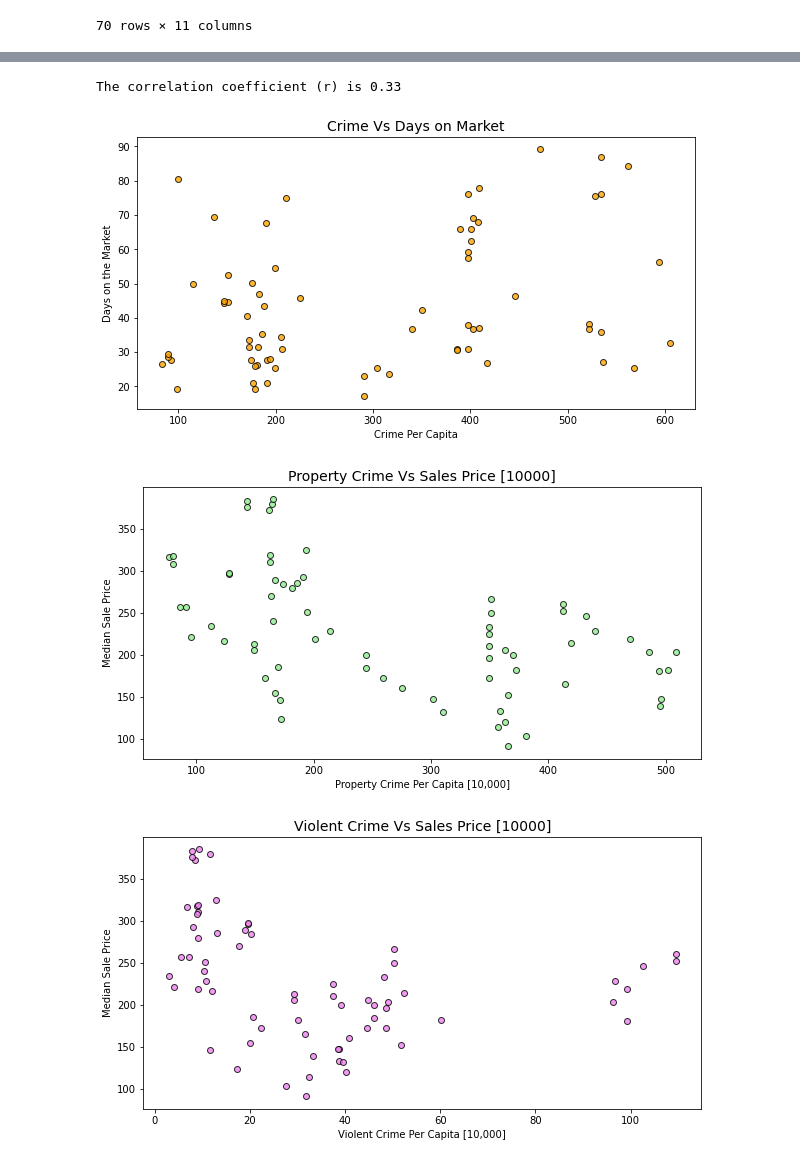
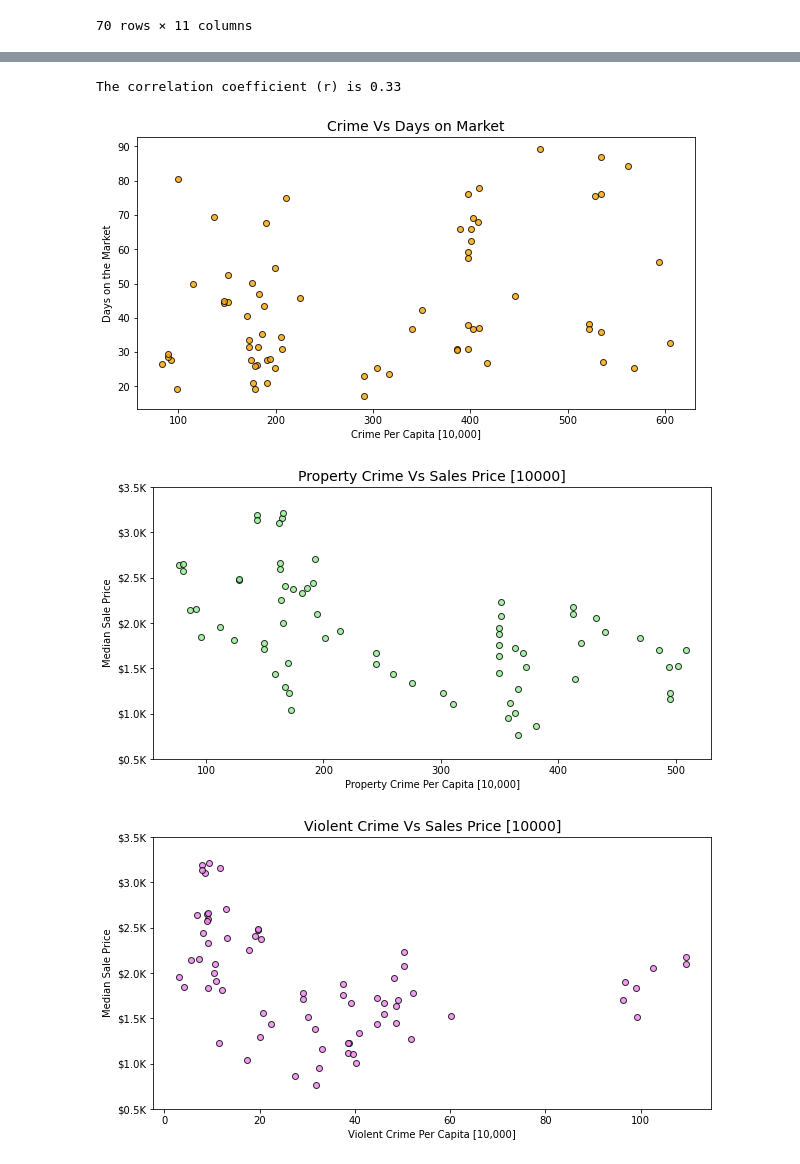
Before and after one commit to andresocorro/project_1, a Jupyter notebook: src_files/CrimeHousingMarketAnalysis.ipynb, the cells around one changed output, grey strips where cells are left out. Drawn from its saved outputs; the diff is of its cells as text; code cells hidden in the pictures.

Commit message:
updated scatter plots

```diff
--- a/src_files/CrimeHousingMarketAnalysis.ipynb
+++ b/src_files/CrimeHousingMarketAnalysis.ipynb
@@ -60,7 +60,6 @@ housingDF
 | 1039 | Galveston | 2014 | All Residential | Place/City | False | TX | ... |
 1040 rows × 24 columns
 # %%
-
 # group by Region and Month of Period End
 houseGroup = housingDF.groupby(['Region', 'Month of Period End'])
 
@@ -76,7 +75,7 @@ for index, group in houseGroup:
 
         if (row['City'] == index[0]) & (row['Year'] == int(index[1])):
             # update the column values
-            crimeDF.at[i,'Median Sale Price'] = group['Median Sale Price'].sum()/10000
+            crimeDF.at[i,'Median Sale Price'] = group['Median Sale Price'].mean()
             crimeDF.at[i,"DOM"] = group['Median Dom'].mean()
 
 
@@ -129,21 +136,22 @@ plt.figure(figsize=(10,5))
 plt.scatter(x_values,y_values, alpha=0.8, color ='orange', marker="o", edgecolor="black")
 
 # Add labels
-plt.xlabel('Crime Per Capita')
+plt.xlabel('Crime Per Capita [10,000]')
 plt.ylabel('Days on the Market')
 
 #add title
 plt.title("Crime Vs Days on Market", fontsize=14)
 
 # Save the plotted figures as .pngs
-output_path = os.path.join("..", "Images", "Crime Vs Median Sales Price.png")
+output_path = os.path.join("..", "Images", "Crime Vs Days on Market.png")
 plt.savefig(output_path)
 
+# get correlation coefficient
 correlation = sts.pearsonr(crimeDF['Total Crime Per Capita [10,000]'], crimeDF['DOM'])
 print(f"The correlation coefficient (r) is {round(correlation[0],2)}")
 # %% [output]
 The correlation coefficient (r) is 0.33
-[figure, old version]
+[figure, new version]
 # %%
 #scatter plot mapping violent crime with Price
 
@@ -159,29 +167,40 @@ plt.ylabel('Median Sale Price')
 #add title
 plt.title("Property Crime Vs Sales Price [10000]", fontsize=14)
 
+# add tick labels
+locs, labels = plt.yticks()
+yLabels =('$' + str(float(x/100000.0)) + 'K' for x in locs)
+plt.yticks(locs,yLabels )
+
 # Save the plotted figures as .pngs
 output_path = os.path.join("..", "Images", "Property Crime Vs Sales Price.png")
 plt.savefig(output_path)
 # %% [output]
-[figure, old version]
+[figure, new version]
 # %%
 #scatter plot mapping violent crime with Price
 
 x_values = crimeDF['Violent Crime Per Capita [10,000]']
 y_values = crimeDF['Median Sale Price']
 plt.figure(figsize=(10,5))
 plt.scatter(x_values,y_values, alpha=0.8, color ='violet', marker="o", edgecolor="black")
 
 # Add labels
 plt.xlabel('Violent Crime Per Capita [10,000]')
 plt.ylabel('Median Sale Price')
 
 #add title
 plt.title("Violent Crime Vs Sales Price [10000]", fontsize=14)
 
 
+# add tick labels
+locs, labels = plt.yticks()
+yLabels =('$' + str(float(x/100000.0)) + 'K' for x in locs)
+plt.yticks(locs,yLabels )
+
+
 # Save the plotted figures as .pngs
 output_path = os.path.join("..", "Images", "Violent Crime Vs Sales Price.png")
 plt.savefig(output_path)
 # %% [output]
-[figure, old version]
+[figure, new version]
```
Also changed, not shown: parts of 1 cell of this notebook, 10 other files.
